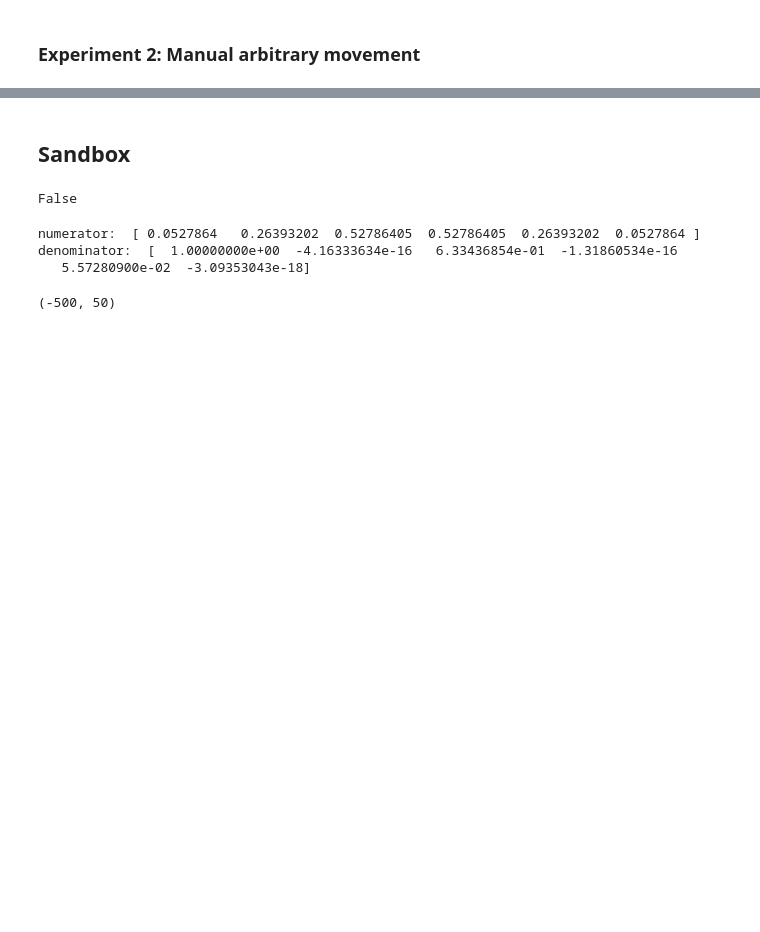
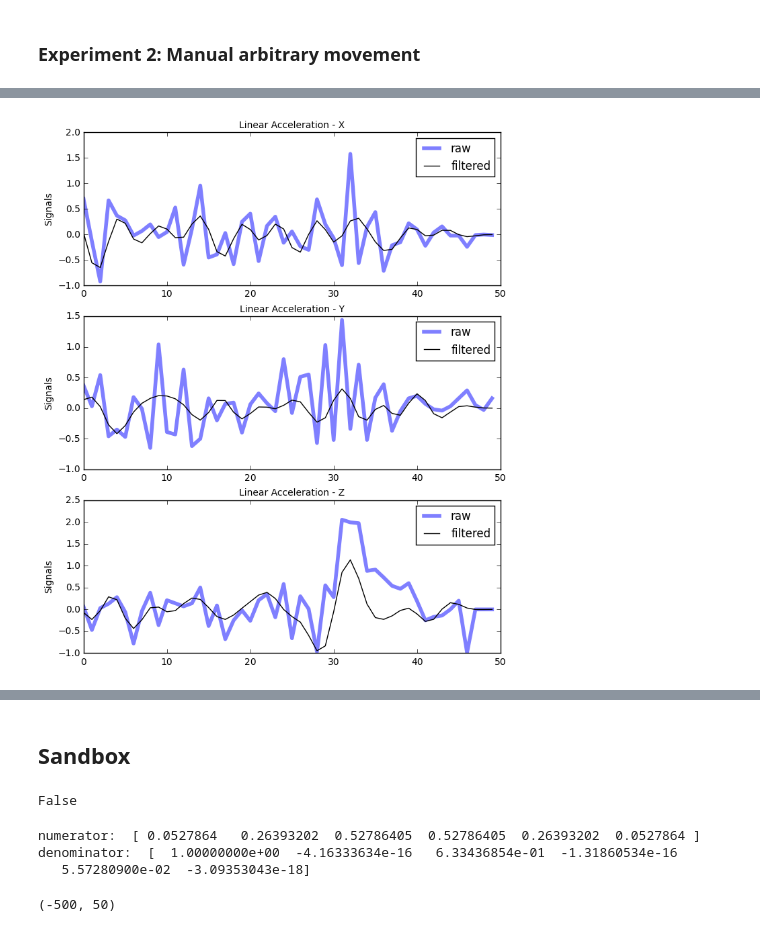
Before and after one commit to Nanigans/nanibot, a Jupyter notebook: sandboxes/ipython_notebooks/imu_multiproc_sampling_and_buffering_test_2.ipynb, the cells around one changed output, grey strips where cells are left out. Cells and saved outputs as stored; diff of their text form; code cells hidden in the pictures; blank space fills up the shorter version.

```diff
--- a/sandboxes/ipython_notebooks/imu_multiproc_sampling_and_buffering_test_2.ipynb
+++ b/sandboxes/ipython_notebooks/imu_multiproc_sampling_and_buffering_test_2.ipynb
@@ -478,0 +572,34 @@ plot_buffered_sensor_data(test_data,1)
+# %%
+# - Main runnable for motor driving process
+def drive_test_1(default_speed=10,command_duration_sec=2.0,pause_between_commands_sec=0.2):
+    import peripherals.sabertooth.sabertooth_adapter as sabertooth_adapter
+    import components.driving.motor_control as motor_control
+
+    default_command_duration = 2.0
+    default_pause_duration = 0.2
+
+    try:
+        motorControllerAdapter = sabertooth_adapter.SabertoothPacketizedAdapterGPIO()
+        motorController = motor_control.MotorController(motorControllerAdapter)
+
+        start_time = time.time()
+
+        motorController.goStraight()
+        motorController.goForward(default_speed)
+        time.sleep(min(default_command_duration,command_duration_sec))
+
+        motorControllerAdapter.stop()
+        time.sleep(max(default_pause_duration,pause_between_commands_sec))
+
+        motorController.goStraight()
+        motorController.goBackward(default_speed)
+        time.sleep(min(default_command_duration,command_duration_sec))
+
+        motorControllerAdapter.stop()
+
+        # Increase speed 5%
+        #motorController.adjustFwdBwdSetting(5)
+
+    finally:
+        motorControllerAdapter.stop()
+        time.sleep(2)
@@ -478,0 +828,4 @@ plot_buffered_sensor_data(test_data,1)
+# %%
+plot_buffered_sensor_data(test_3a_data,4)
+# %% [output]
+[figure, added]
```
Also changed, not shown: parts of 48 cells of this notebook, 3 other files.
